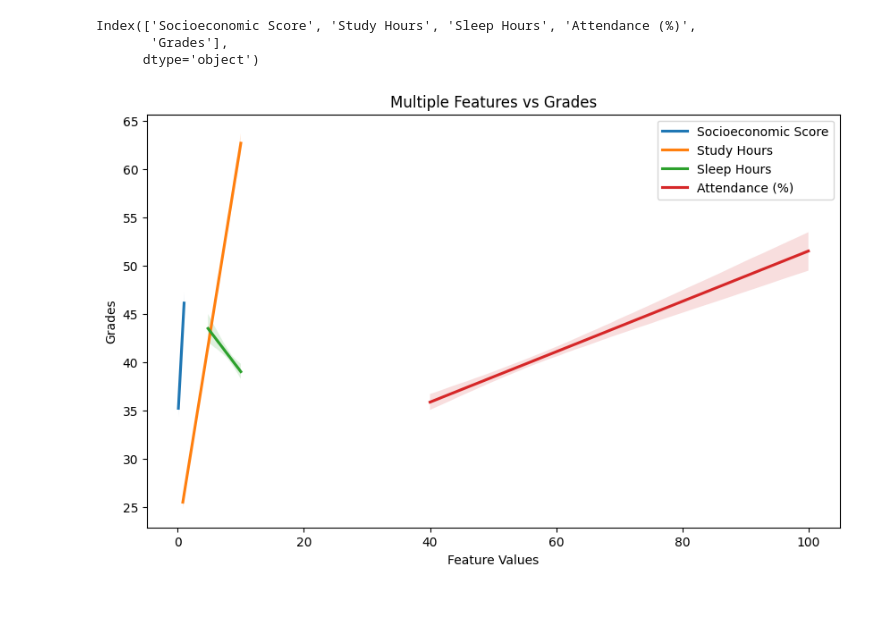
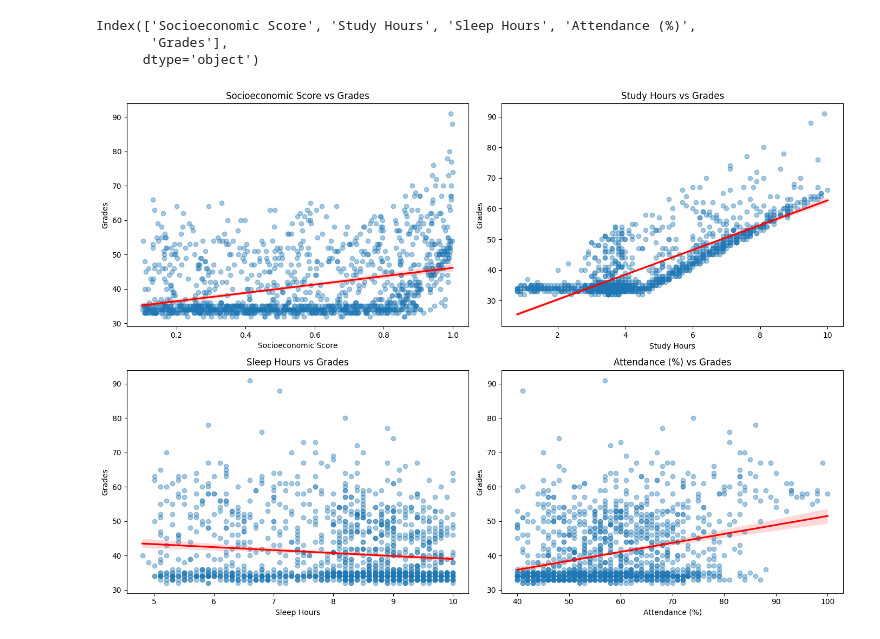
Before and after one commit to raisul-labs/99_days_of_coding_MLOps_With_CPC, a Jupyter notebook: phase-1/day-010/day-010.ipynb, the cells around one changed output. Drawn from its saved outputs; the diff is of its cells as text; code cells hidden in the pictures; blank space fills up the shorter version.

```diff
--- a/phase-1/day-010/day-010.ipynb
+++ b/phase-1/day-010/day-010.ipynb
@@ -104,26 +104,28 @@ Index(['Socioeconomic Score', 'Study Hours', 'Sleep Hours', 'Attendance (%)',
 # %%
 columns = [
     'Socioeconomic Score',
     'Study Hours',
     'Sleep Hours',
     'Attendance (%)'
 ]
 
-plt.figure(figsize=(10, 6))
+fig, axes = plt.subplots(2, 2, figsize=(14, 10))
 
-for col in columns:
+for col, ax in zip(columns, axes.flatten()):
     sns.regplot(
         data=df,
         x=col,
         y='Grades',
-        scatter=False,
-        label=col
+        ax=ax,
+        scatter_kws={'alpha': 0.4},
+        line_kws={'color': 'red'}
     )
 
-plt.title("Multiple Features vs Grades")
-plt.xlabel("Feature Values")
-plt.ylabel("Grades")
-plt.legend()
+    ax.set_title(f'{col} vs Grades')
+    ax.set_xlabel(col)
+    ax.set_ylabel('Grades')
+
+plt.tight_layout()
 plt.show()
 # %% [output]
-[figure, old version]
+[figure, new version]
```
